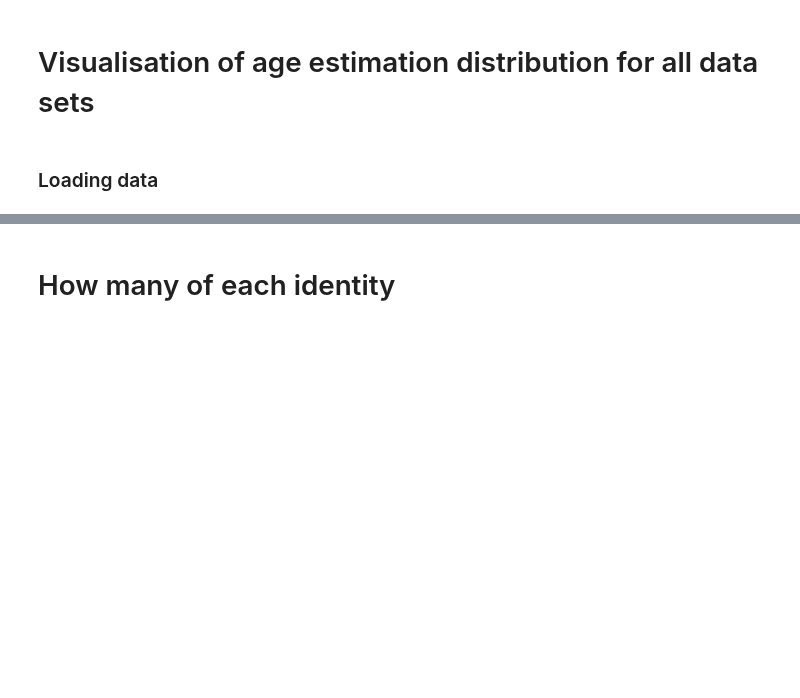
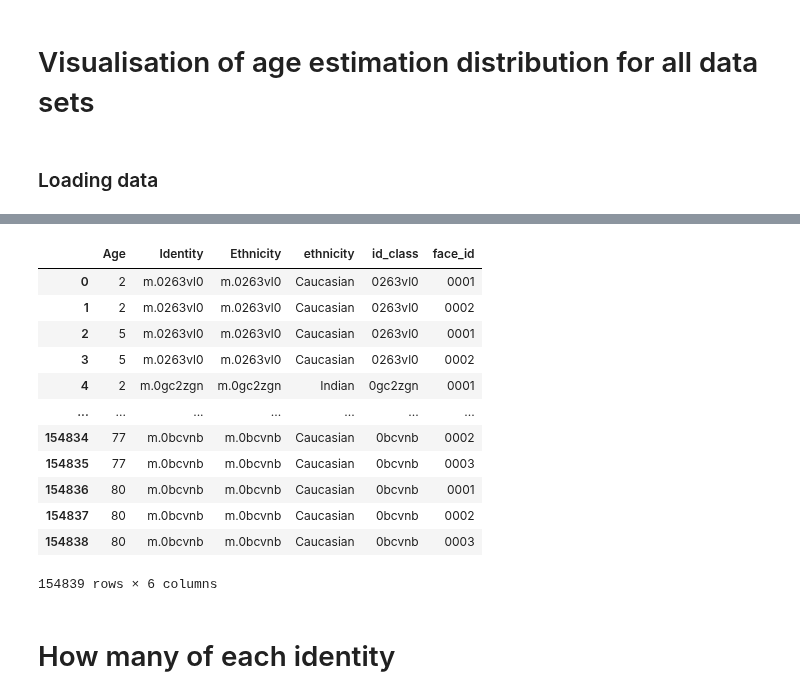
Before and after one commit to Kat-Gabi/Master_Thesis, a Jupyter notebook: notebooks/data_vis/age-estimation_stats.ipynb, the cells around one changed output, grey strips where cells are left out. Saved outputs shown, nothing was run; the diff lists cells and outputs as text; code cells hidden in the pictures; blank space fills up the shorter version.

```diff
--- a/notebooks/data_vis/age-estimation_stats.ipynb
+++ b/notebooks/data_vis/age-estimation_stats.ipynb
@@ -104 +112,8 @@ m.0b_5sd
 m.0_4pw
+# %%
+# Gabis RFW er df
+df.describe()
+df_RFW_gab_org = df.copy()
+# %%
+# renaming img_name to Identity
+df_RFW_gab_org = df_RFW_gab_org.rename(columns={'img_name':'Identity'})
@@ -112,3 +167,19 @@ df_RFW = df_RFW.merge(df, right_on='img_name', left_on='Identity')
+# %%
+df_RFW_new
+# %% [output]
+|  | Age | Identity | Ethnicity | ethnicity | id_class | face_id |
+| 0 | 2 | m.0263vl0 | m.0263vl0 | Caucasian | 0263vl0 | 0001 |
+| 1 | 2 | m.0263vl0 | m.0263vl0 | Caucasian | 0263vl0 | 0002 |
+| 2 | 5 | m.0263vl0 | m.0263vl0 | Caucasian | 0263vl0 | 0001 |
+| 3 | 5 | m.0263vl0 | m.0263vl0 | Caucasian | 0263vl0 | 0002 |
+| 4 | 2 | m.0gc2zgn | m.0gc2zgn | Indian | 0gc2zgn | 0001 |
+| ... | ... | ... | ... | ... | ... | ... |
+| 154834 | 77 | m.0bcvnb | m.0bcvnb | Caucasian | 0bcvnb | 0002 |
+| 154835 | 77 | m.0bcvnb | m.0bcvnb | Caucasian | 0bcvnb | 0003 |
+| 154836 | 80 | m.0bcvnb | m.0bcvnb | Caucasian | 0bcvnb | 0001 |
+| 154837 | 80 | m.0bcvnb | m.0bcvnb | Caucasian | 0bcvnb | 0002 |
+| 154838 | 80 | m.0bcvnb | m.0bcvnb | Caucasian | 0bcvnb | 0003 |
+154839 rows × 6 columns
 # %%
 # drop Ethnicity column and rename ethnicity to Ethnicity
 
```
Also changed, not shown: parts of 16 cells of this notebook.
